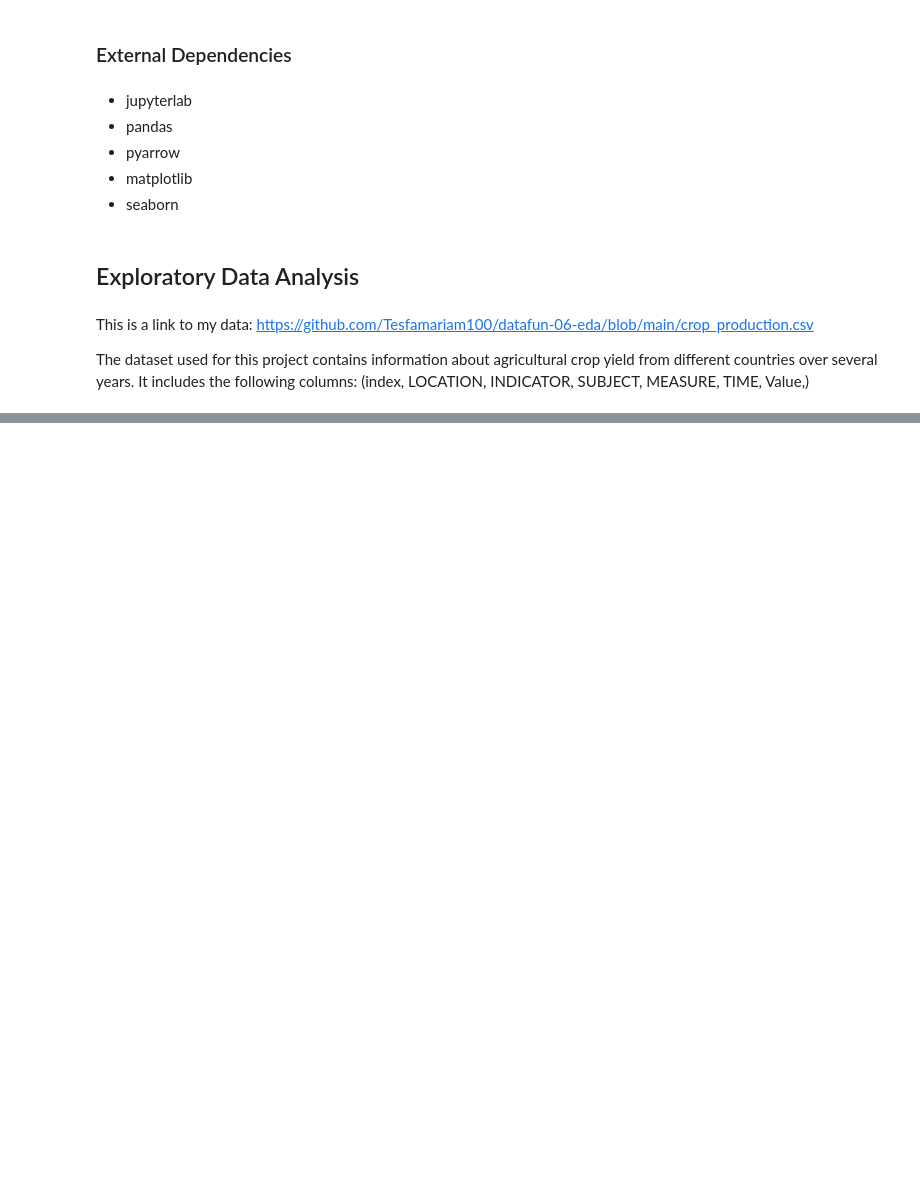
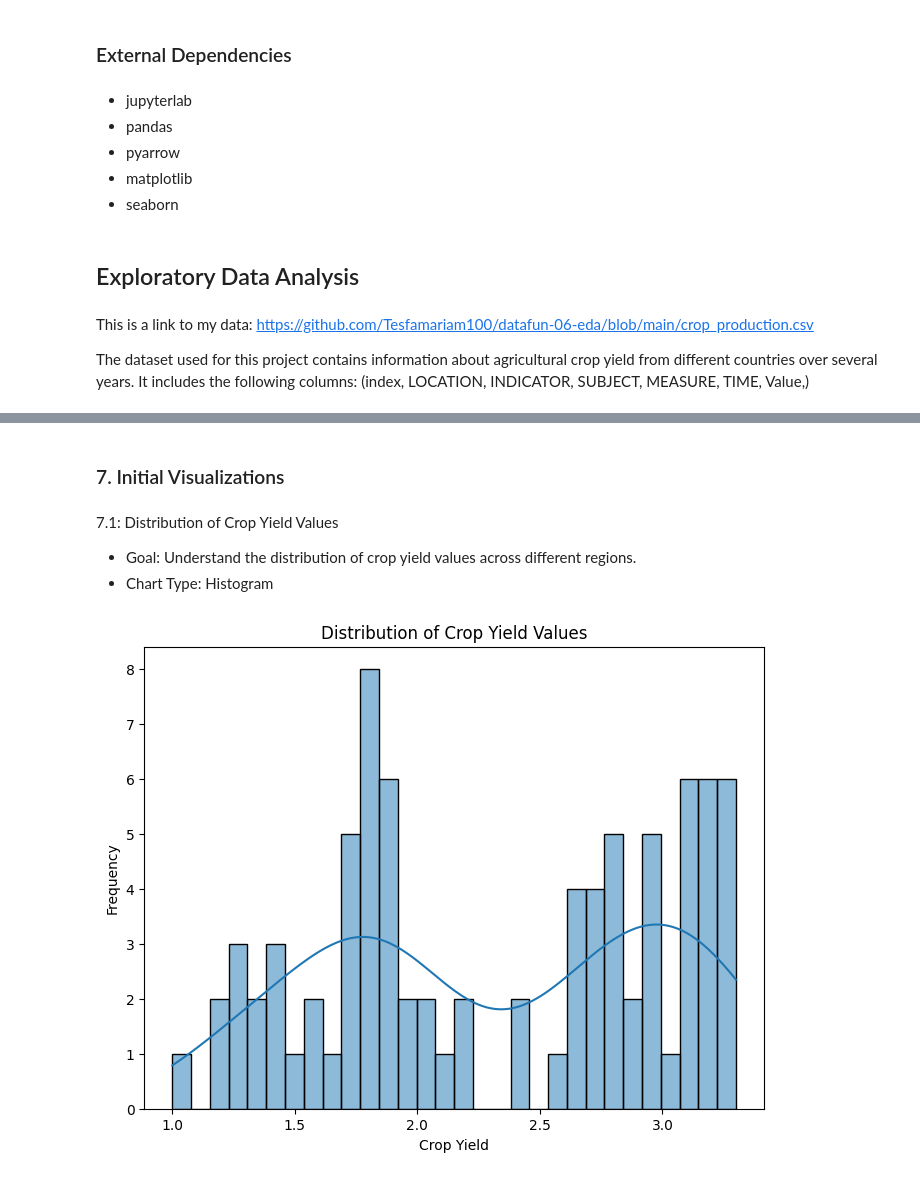
Before and after one commit to Tesfamariam100/datafun-06-eda, a Jupyter notebook: tesfamariam_eda.ipynb, the cells around one changed output, grey strips where cells are left out. Drawn from its saved outputs; the diff is of its cells as text; code cells hidden in the pictures; blank space fills up the shorter version.

```diff
--- a/tesfamariam_eda.ipynb
+++ b/tesfamariam_eda.ipynb
@@ -104,0 +161,12 @@ pip install pytest
+# %%
+# Rename at least one column
+crop_production.rename(columns={'LOCATION': 'Country'}, inplace=True)
+
+# Add at least one column
+# For example, let's calculate the total crop yield by multiplying the 'Value' column by 1000
+crop_production['Total_Yield'] = crop_production['Value'] * 1000
+
+# Print the first few rows to verify the changes
+print(crop_production.head())
+
+# Now, you can continue with further data analysis or visualization using the modified DataFrame
@@ -104,0 +192,18 @@ pip install pytest
+# %% [markdown]
+### 7. Initial Visualizations
+# %% [markdown]
+7.1: Distribution of Crop Yield Values
+- Goal: Understand the distribution of crop yield values across different regions.
+- Chart Type: Histogram
+# %%
+import seaborn as sns
+import matplotlib.pyplot as plt
+
+plt.figure(figsize=(8, 6))
+sns.histplot(data=crop_production, x='Value', bins=30, kde=True)
+plt.title('Distribution of Crop Yield Values')
+plt.xlabel('Crop Yield')
+plt.ylabel('Frequency')
+plt.show()
+# %% [output]
+[figure, added]
```
Also changed, not shown: parts of 22 cells of this notebook.
